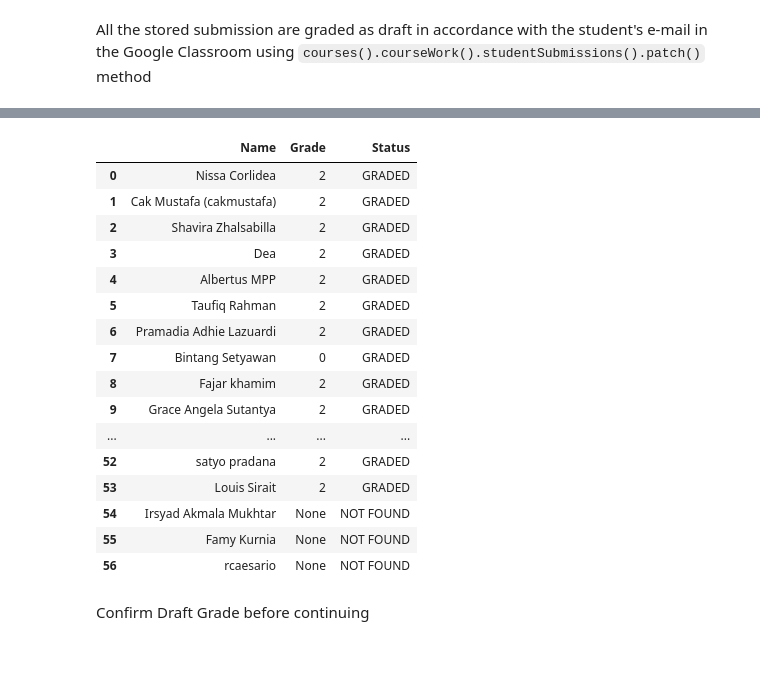
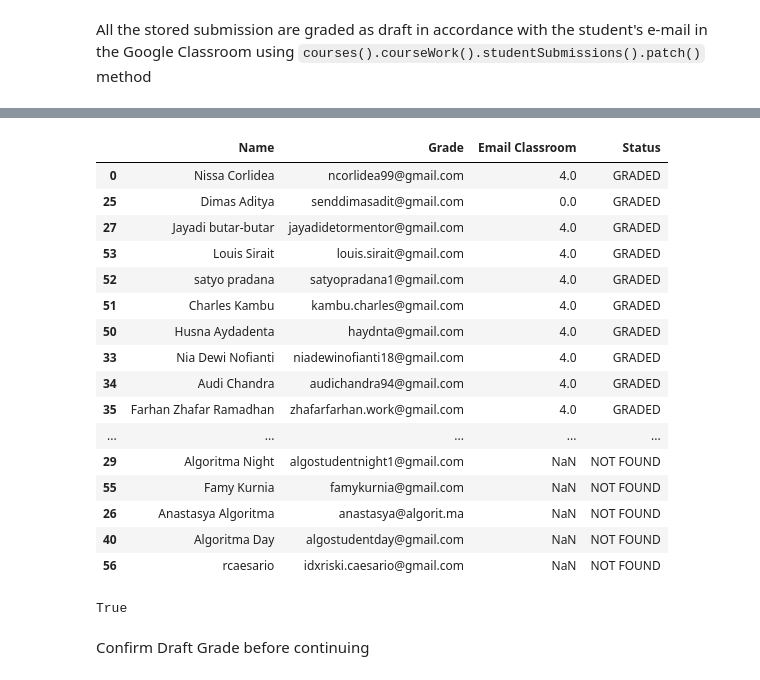
Before and after one commit to arkanayudhistira/google-classroom-automation, a Jupyter notebook: quiz-grader-R.ipynb, the cells around one changed output, grey strips where cells are left out. Cells and saved outputs as stored; diff of their text form; code cells hidden in the pictures.

```diff
--- a/quiz-grader-R.ipynb
+++ b/quiz-grader-R.ipynb
@@ -83,6 +83,7 @@ grade_ml = pd.DataFrame(values[2].get('values'))
 df = pd.concat([email, grade_dv, grade_ml], axis=1)
 df.columns = df.iloc[0]
 df.drop(index=0, inplace=True)
+df['Email'] = df['Email'].str.lower()
 
 df
 # %% [output]
@@ -230,0 +218,5 @@ array(['binsetyawan@gmail.com', 'ghozyaufan@gmail.com',
+# %%
+df.loc[df["Email"].isin(passed_email.values), quizcode(quiz_input)] = max_score(quiz_input)
+df.loc[~df["Email"].isin(passed_email.values), quizcode(quiz_input)] = 0
+
+df
@@ -257,6 +265,7 @@ Use the `courses().courseWork().studentSubmissions().list()` method to store a l
 # %%
 submissions = []
 
+service = build('classroom', 'v1', credentials=creds)
 response = service.courses().courseWork().studentSubmissions().list(
     courseId=course_id,
     courseWorkId=quiz_id).execute()
@@ -287,15 +296,15 @@ for submission in submissions:
 
   # Retrieve student's grade
   if not student_df.empty:
-    if student_df[quiz_code].values[0].isnumeric():
+    if isinstance(student_df[quiz_code].values[0], int) or student_df[quiz_code].values[0].isnumeric():
       submission_grade = student_df[quiz_code].values[0]
     else:
       print(f"WARNING: {submission_profile['profile']['name']['fullName']} ({submission_profile['profile']['emailAddress']}) has no grade")
-      draft.append([submission_profile['profile']['name']['fullName'], None, "NO GRADE"])
+      draft.append([submission_profile['profile']['name']['fullName'], submission_profile['profile']['emailAddress'], None, "NO GRADE"])
       continue
   else:
     print(f"WARNING: {submission_profile['profile']['name']['fullName']} ({submission_profile['profile']['emailAddress']}) was not found")
-    draft.append([submission_profile['profile']['name']['fullName'], None, "NOT FOUND"])
+    draft.append([submission_profile['profile']['name']['fullName'], submission_profile['profile']['emailAddress'], None, "NOT FOUND"])
     continue
 
   # Grade the submission as draftGrade
@@ -310,8 +319,8 @@ for submission in submissions:
       updateMask='draftGrade',
       body = studentSubmission ).execute()
 
-  draft.append([submission_profile['profile']['name']['fullName'], submission_grade, "GRADED"])
+  draft.append([submission_profile['profile']['name']['fullName'], submission_profile['profile']['emailAddress'], submission_grade, "GRADED"])
 
-draft_df = pd.DataFrame(draft, columns=['Name', 'Grade', 'Status'])
-draft_df
+draft_df = pd.DataFrame(draft, columns=['Name', 'Email Classroom', 'Grade', 'Status'])
+draft_df.sort_values('Status')
 # %% [output]
@@ -329,20 +327,24 @@ WARNING: rcaesario (idxriski.caesario@gmail.com) was not found
-|  | Name | Grade | Status |
-| 0 | Nissa Corlidea | 2 | GRADED |
-| 1 | Cak Mustafa (cakmustafa) | 2 | GRADED |
-| 2 | Shavira Zhalsabilla | 2 | GRADED |
-| 3 | Dea | 2 | GRADED |
-| 4 | Albertus MPP | 2 | GRADED |
-| 5 | Taufiq Rahman | 2 | GRADED |
-| 6 | Pramadia Adhie Lazuardi | 2 | GRADED |
-| 7 | Bintang Setyawan | 0 | GRADED |
-| 8 | Fajar khamim | 2 | GRADED |
-| 9 | Grace Angela Sutantya | 2 | GRADED |
-| ... | ... | ... | ... |
-| 52 | satyo pradana | 2 | GRADED |
-| 53 | Louis Sirait | 2 | GRADED |
-| 54 | Irsyad Akmala Mukhtar | None | NOT FOUND |
-| 55 | Famy Kurnia | None | NOT FOUND |
-| 56 | rcaesario | None | NOT FOUND |
+|  | Name | Grade | Email Classroom | Status |
+| 0 | Nissa Corlidea | ncorlidea99@gmail.com | 4.0 | GRADED |
+| 25 | Dimas Aditya | senddimasadit@gmail.com | 0.0 | GRADED |
+| 27 | Jayadi butar-butar | jayadidetormentor@gmail.com | 4.0 | GRADED |
+| 53 | Louis Sirait | louis.sirait@gmail.com | 4.0 | GRADED |
+| 52 | satyo pradana | satyopradana1@gmail.com | 4.0 | GRADED |
+| 51 | Charles Kambu | kambu.charles@gmail.com | 4.0 | GRADED |
+| 50 | Husna Aydadenta | haydnta@gmail.com | 4.0 | GRADED |
+| 33 | Nia Dewi Nofianti | niadewinofianti18@gmail.com | 4.0 | GRADED |
+| 34 | Audi Chandra | audichandra94@gmail.com | 4.0 | GRADED |
+| 35 | Farhan Zhafar Ramadhan | zhafarfarhan.work@gmail.com | 4.0 | GRADED |
+| ... | ... | ... | ... | ... |
+| 29 | Algoritma Night | algostudentnight1@gmail.com | NaN | NOT FOUND |
+| 55 | Famy Kurnia | famykurnia@gmail.com | NaN | NOT FOUND |
+| 26 | Anastasya Algoritma | anastasya@algorit.ma | NaN | NOT FOUND |
+| 40 | Algoritma Day | algostudentday@gmail.com | NaN | NOT FOUND |
+| 56 | rcaesario | idxriski.caesario@gmail.com | NaN | NOT FOUND |
+# %%
+isinstance(student_df[quiz_code].values[0], int)
+# %% [output]
+True
 # %% [markdown]
 Confirm Draft Grade before continuing
 # %%
```
Also changed, not shown: parts of 9 cells of this notebook, 2 other files.
